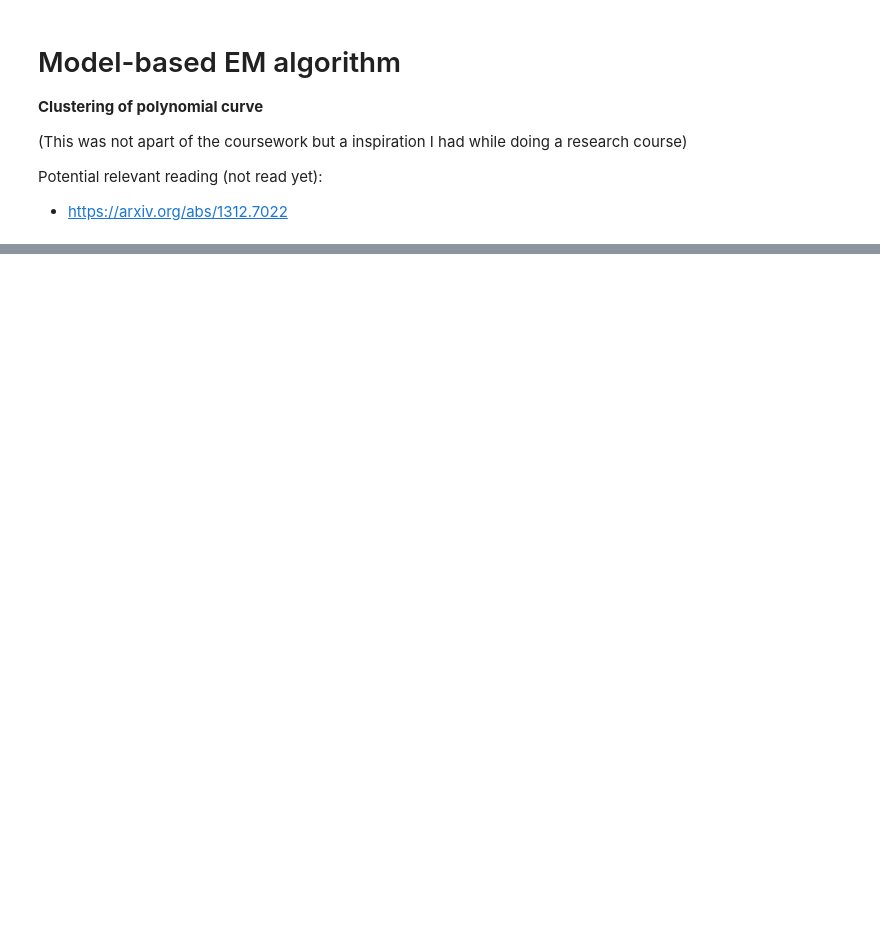
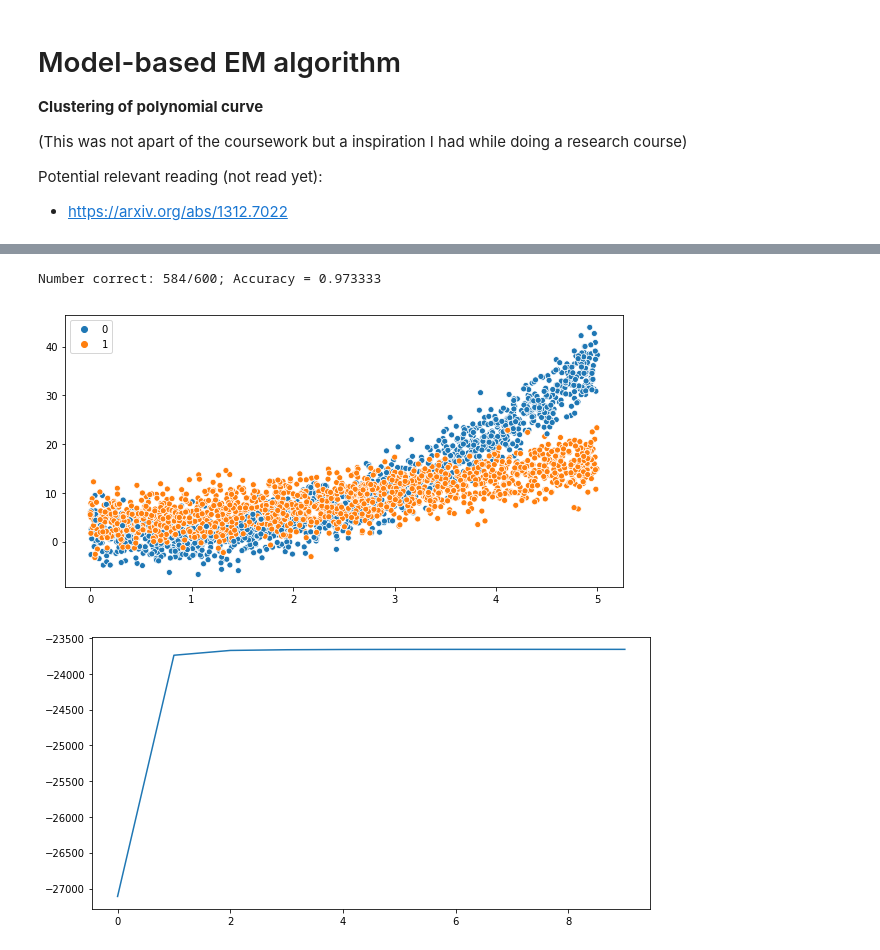
Before and after one commit to im-ant/COMP551_Applied_ML, a Jupyter notebook: algorithms/Model_Based_EM.ipynb, the cells around one changed output, grey strips where cells are left out. Drawn from its saved outputs; the diff is of its cells as text; code cells hidden in the pictures; blank space fills up the shorter version.

```diff
--- a/algorithms/Model_Based_EM.ipynb
+++ b/algorithms/Model_Based_EM.ipynb
@@ -148,0 +166,3 @@ plt.show()
+# %%
+# Run the model
+fittedDict = polynomialEM(simX, noisy_Y, deg=2, n_clusters=2, max_iters=10)
@@ -148,0 +180,21 @@ plt.show()
+# %%
+## Compute the ground-truth label ##
+firstVal = 0
+grounTruth = np.empty((2*N_Samples))
+grounTruth[0:N_Samples] = firstVal
+grounTruth[N_Samples:] = 1-firstVal
+numCorrect = np.sum(grounTruth == fittedDict['Labels'])
+print('Number correct: %d/%d; Accuracy = %f' % (numCorrect, N_Samples*2, (numCorrect/(N_Samples*2))))
+
+
+## Plot ##
+plt.figure(figsize=(10,5))
+sns.scatterplot(x=simX.flatten(), y=noisy_Y.flatten(), hue=np.repeat(fittedDict['Labels'],T_points))
+plt.show()
+plt.figure(figsize=(10,5))
+plt.plot(fittedDict['PosteriorOverTime'])
+plt.show()
+# %% [output]
+Number correct: 584/600; Accuracy = 0.973333
+[figure, added]
+[figure, added]
```
Also changed, not shown: parts of 4 cells of this notebook.
